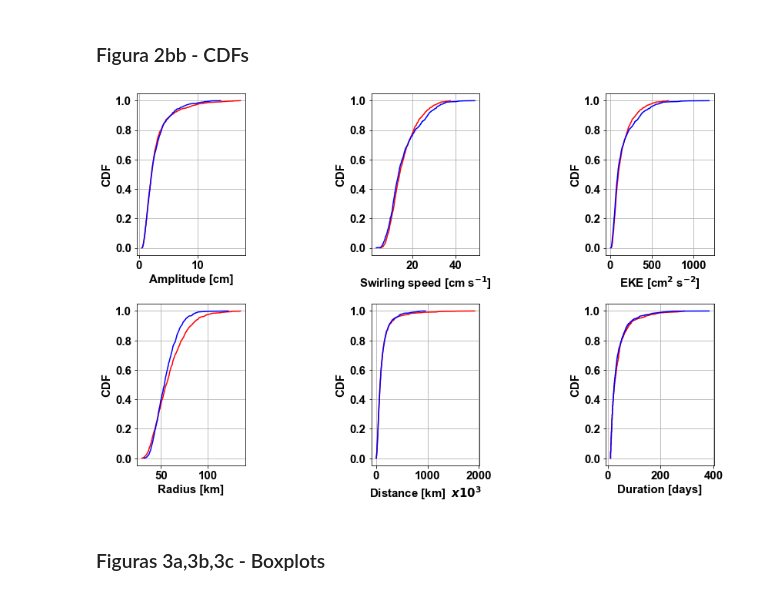
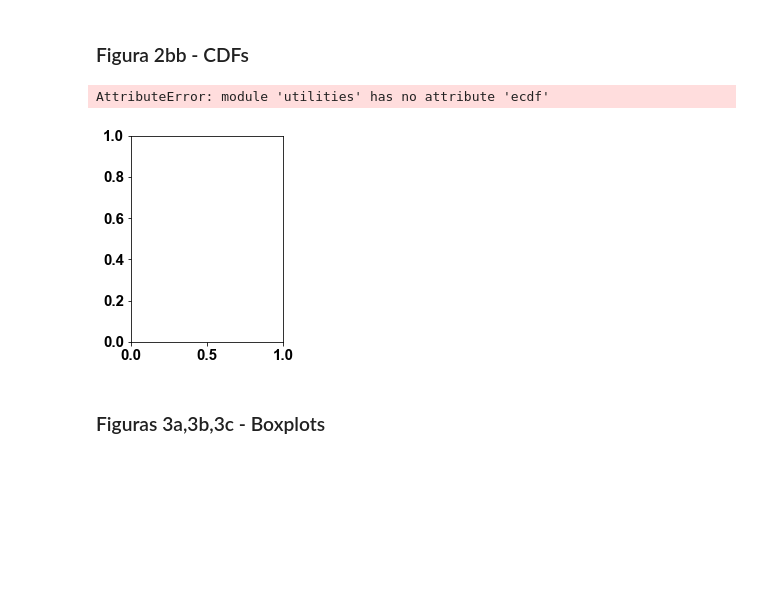
Before and after one commit to igoruchoa/BC_eddies, a Jupyter notebook: track_analysis_current.ipynb, the cells around one changed output. Cells and saved outputs as stored; diff of their text form; code cells hidden in the pictures; blank space fills up the shorter version.

Commit message:
Crrating separated function script utilities

```diff
--- a/track_analysis_current.ipynb
+++ b/track_analysis_current.ipynb
@@ -101,7 +72,7 @@ ltmn=-29;ltmx=-14;lnmn=-52;lnmx=-35.
 
 topo=Dataset('/Users/iufarias/Documents/META3.1exp/bat/etopo1_bedrock.nc')
 xb=topo['lon'][:];yb=topo['lat'][:];zb=topo['Band1'][:];
-zb=smoo(zb,20)
+zb=util.smoo(zb,20)
 xxb,yyb=np.meshgrid(xb,yb);
 # %% [markdown]
 ### Bathymetric Path
@@ -1033,11 +1008,6 @@ plt.tight_layout()
 ### Figura 2bb - CDFs
 # %%
 
-def ecdf(data):
-    n = len(data)
-    x = np.sort(data)
-    y = np.arange(1, n+1) / float(n)
-    return x, y
 
 
 plt.rcParams['font.weight']='bold'
@@ -1048,10 +1018,10 @@ gs = gridspec.GridSpec(6,8)
 ax1 = plt.subplot(gs[0:3, 0:2])
 
 Hc=Camp*100
-cH=ecdf(Hc)
+cH=util.ecdf(Hc)
 
 Ha=Aamp*100
-aH=ecdf(Ha)
+aH=util.ecdf(Ha)
 
 plt.plot(aH[0],aH[1],c='r')
 plt.plot(cH[0],cH[1],c='b')
@@ -1065,11 +1035,11 @@ plt.xlabel('Amplitude [cm]',fontweight='bold')
 ax2 = plt.subplot(gs[0:3, 3:5])
 
 Ch=Cvel*100
-CC=ecdf(Ch)#[(Hc<=-vamp)&(Rc>=40)]
+CC=util.ecdf(Ch)#[(Hc<=-vamp)&(Rc>=40)]
 
 
 Ah=Avel*100
-AA=ecdf(Ah)#[(Ha>=vamp)&(Ra>=40)]
+AA=util.ecdf(Ah)#[(Ha>=vamp)&(Ra>=40)]
 
 plt.plot(AA[0],AA[1],c='r')
 plt.plot(CC[0],CC[1],c='b')
@@ -1082,11 +1052,11 @@ plt.xlabel(r'Swirling speed [cm s$^{-1}$]',fontweight='bold')
 ax3 = plt.subplot(gs[0:3, 6:8])
 
 Ch=Ceke
-CC=ecdf(Ch)#[(Hc<=-vamp)&(Rc>=40)]
+CC=util.ecdf(Ch)#[(Hc<=-vamp)&(Rc>=40)]
 
 
 Ah=Aeke
-AA=ecdf(Ah)#[(Ha>=vamp)&(Ra>=40)]
+AA=util.ecdf(Ah)#[(Ha>=vamp)&(Ra>=40)]
 
 plt.plot(AA[0],AA[1],c='r')
 plt.plot(CC[0],CC[1],c='b')
@@ -1099,10 +1069,10 @@ plt.xlabel('EKE [cm$^{2}$ s$^{-2}$]',fontweight='bold')
 ax4 = plt.subplot(gs[3:6, 0:2])
 
 Ch=Crad/1e3
-CC=ecdf(Ch)#[(Hc<=-vamp)&(Rc>=40)]
+CC=util.ecdf(Ch)#[(Hc<=-vamp)&(Rc>=40)]
 
 Ah=Arad/1e3
-AA=ecdf(Ah)#[(Ha>=vamp)&(Ra>=40)]
+AA=util.ecdf(Ah)#[(Ha>=vamp)&(Ra>=40)]
 
 
 plt.plot(AA[0],AA[1],c='r')
@@ -1120,10 +1090,10 @@ ax5 = plt.subplot(gs[3:6, 3:5])
 
 
 Ch=Cdist
-CC=ecdf(Ch)#[(Hc<=-vamp)&(Rc>=40)]
+CC=util.ecdf(Ch)#[(Hc<=-vamp)&(Rc>=40)]
 
 Ah=Adist
-AA=ecdf(Ah)#[(Ha>=vamp)&(Ra>=40)]
+AA=util.ecdf(Ah)#[(Ha>=vamp)&(Ra>=40)]
 
 
 plt.plot(AA[0],AA[1],c='r')
@@ -1131,36 +1101,37 @@ plt.plot(CC[0],CC[1],c='b')
 plt.grid()
 
 
 plt.ylabel('CDF',fontweight='bold')
 plt.xlabel('Distance [km]  $x10^{3}$',fontweight='bold')
 
 
 
 ax6 = plt.subplot(gs[3:6, 6:8])
 
 
 
 Ch=Cdur
-CC=ecdf(Ch)#[(Hc<=-vamp)&(Rc>=40)]
+CC=util.ecdf(Ch)#[(Hc<=-vamp)&(Rc>=40)]
 
 Ah=Adur
-AA=ecdf(Ah)#[(Ha>=vamp)&(Ra>=40)]
+AA=util.ecdf(Ah)#[(Ha>=vamp)&(Ra>=40)]
 
 plt.plot(AA[0],AA[1],c='r')
 plt.plot(CC[0],CC[1],c='b')
 plt.grid()
 
 
 plt.ylabel('CDF',fontweight='bold')
 plt.xlabel('Duration [days]',fontweight='bold')
 
 
 
 plt.tight_layout()
 # plt.savefig('/home/igor/Dropbox/META_eddydetection_images/Total_CDF.png')
 # plt.close()
 # %% [output]
+AttributeError: module 'utilities' has no attribute 'ecdf'
-[figure, old version]
+[figure, new version]
 # %% [markdown]
 ### Figuras 3a,3b,3c - Boxplots
 # %% [markdown]
```
Also changed, not shown: parts of 9 cells of this notebook, 1 other file.
